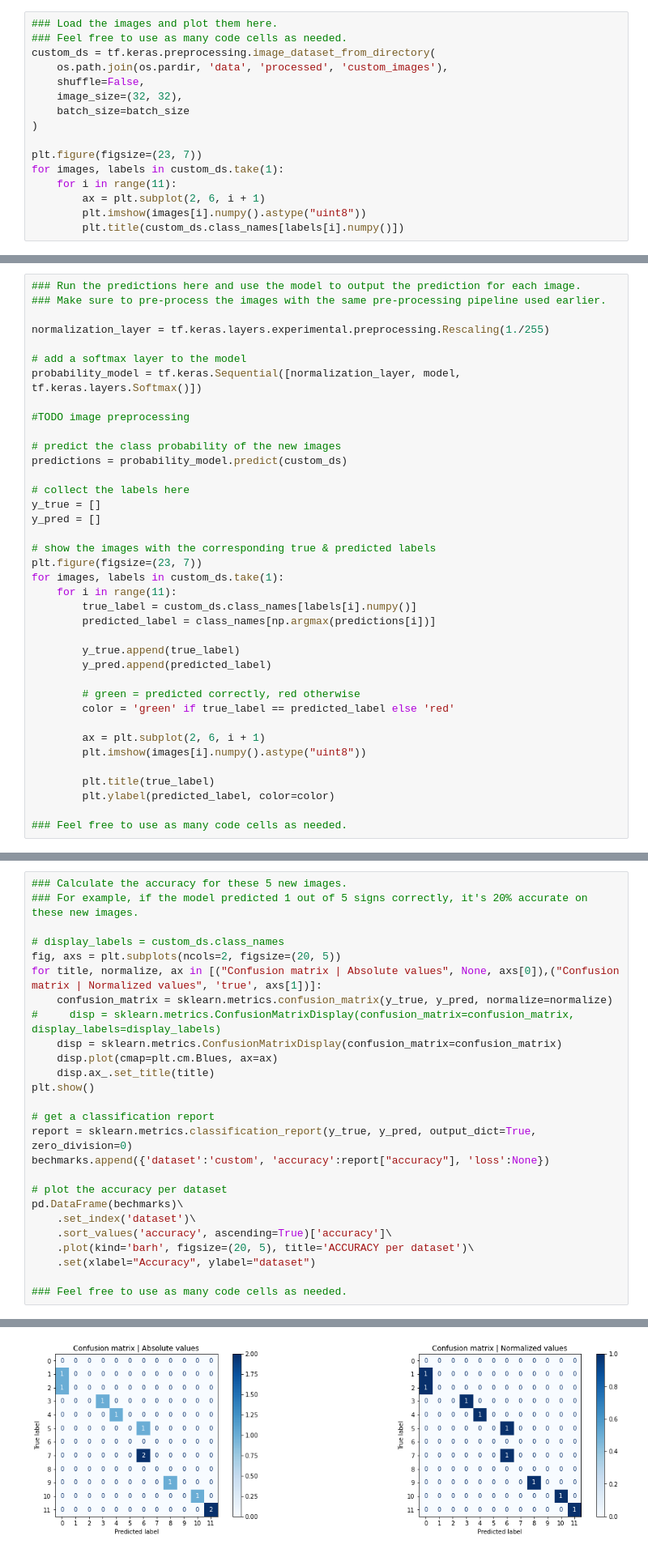
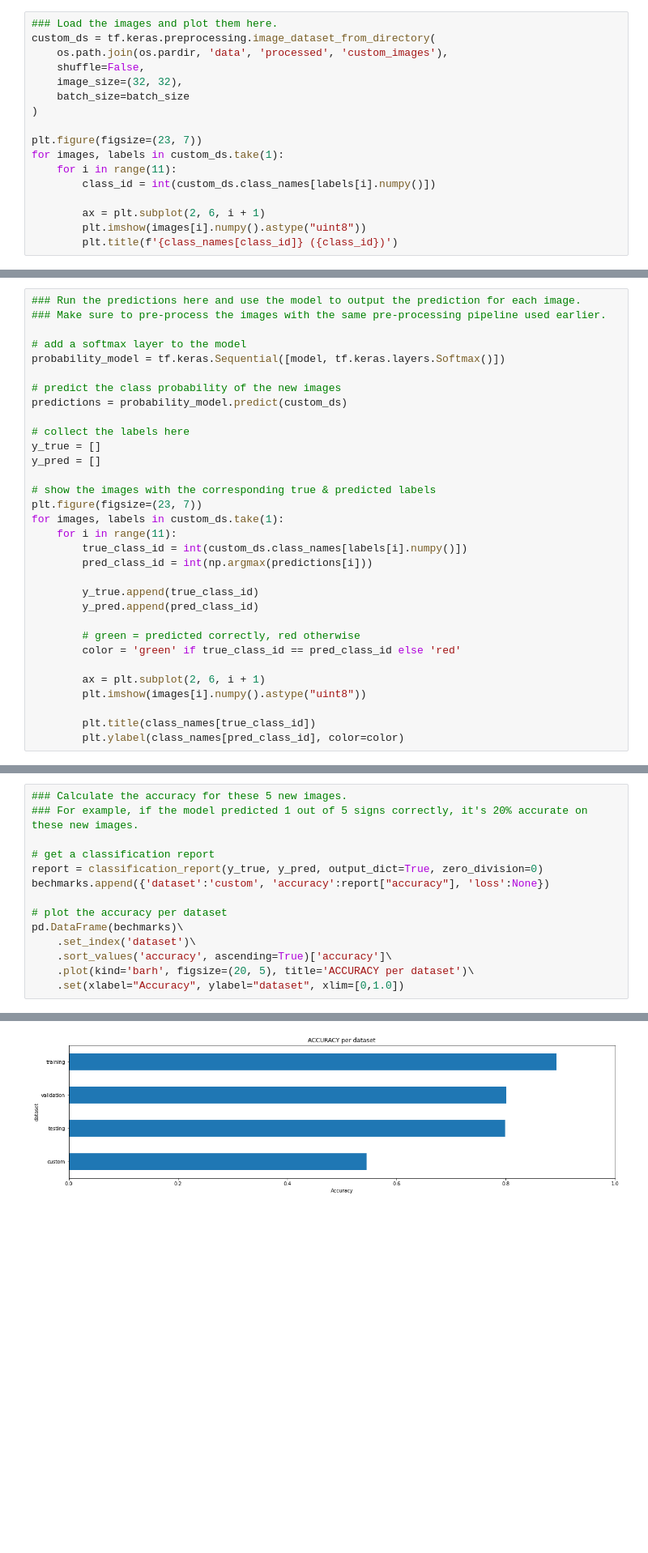
Before and after one commit to willembressers/CarND-Traffic-Sign-Classifier-Project, a Jupyter notebook: notebooks/Traffic_Sign_Classifier.ipynb, the cells around one changed output, grey strips where cells are left out. Shown at 81% size. Drawn from its saved outputs; the diff is of its cells as text; blank space fills up the shorter version.

```diff
--- a/notebooks/Traffic_Sign_Classifier.ipynb
+++ b/notebooks/Traffic_Sign_Classifier.ipynb
@@ -260,7 +351,6 @@ You may find `signnames.csv` useful as it contains mappings from the class id (i
 ### Load and Output the Images
 # %%
 ### Load the images and plot them here.
-### Feel free to use as many code cells as needed.
 custom_ds = tf.keras.preprocessing.image_dataset_from_directory(
     os.path.join(os.pardir, 'data', 'processed', 'custom_images'),
     shuffle=False,
@@ -271,8 +361,10 @@ custom_ds = tf.keras.preprocessing.image_dataset_from_directory(
 plt.figure(figsize=(23, 7))
 for images, labels in custom_ds.take(1):
     for i in range(11):
+        class_id = int(custom_ds.class_names[labels[i].numpy()])
+
         ax = plt.subplot(2, 6, i + 1)
         plt.imshow(images[i].numpy().astype("uint8"))
-        plt.title(custom_ds.class_names[labels[i].numpy()])
+        plt.title(f'{class_names[class_id]} ({class_id})')
 # %% [output]
 Found 11 files belonging to 9 classes.
@@ -283,12 +375,8 @@ Found 11 files belonging to 9 classes.
 ### Run the predictions here and use the model to output the prediction for each image.
 ### Make sure to pre-process the images with the same pre-processing pipeline used earlier.
 
-normalization_layer = tf.keras.layers.experimental.preprocessing.Rescaling(1./255)
-
 # add a softmax layer to the model
-probability_model = tf.keras.Sequential([normalization_layer, model, tf.keras.layers.Softmax()])
-
-#TODO image preprocessing
+probability_model = tf.keras.Sequential([model, tf.keras.layers.Softmax()])
 
 # predict the class probability of the new images
 predictions = probability_model.predict(custom_ds)
@@ -301,20 +389,18 @@ y_pred = []
 plt.figure(figsize=(23, 7))
 for images, labels in custom_ds.take(1):
     for i in range(11):
-        true_label = custom_ds.class_names[labels[i].numpy()]
-        predicted_label = class_names[np.argmax(predictions[i])]
+        true_class_id = int(custom_ds.class_names[labels[i].numpy()])
+        pred_class_id = int(np.argmax(predictions[i]))
 
-        y_true.append(true_label)
-        y_pred.append(predicted_label)
+        y_true.append(true_class_id)
+        y_pred.append(pred_class_id)
 
         # green = predicted correctly, red otherwise
-        color = 'green' if true_label == predicted_label else 'red'
+        color = 'green' if true_class_id == pred_class_id else 'red'
 
         ax = plt.subplot(2, 6, i + 1)
         plt.imshow(images[i].numpy().astype("uint8"))
 
-        plt.title(true_label)
-        plt.ylabel(predicted_label, color=color)
-
-### Feel free to use as many code cells as needed.
+        plt.title(class_names[true_class_id])
+        plt.ylabel(class_names[pred_class_id], color=color)
 # %% [output]
@@ -325,18 +411,8 @@ for images, labels in custom_ds.take(1):
 ### Calculate the accuracy for these 5 new images.
 ### For example, if the model predicted 1 out of 5 signs correctly, it's 20% accurate on these new images.
 
-# display_labels = custom_ds.class_names
-fig, axs = plt.subplots(ncols=2, figsize=(20, 5))
-for title, normalize, ax in [("Confusion matrix | Absolute values", None, axs[0]),("Confusion matrix | Normalized values", 'true', axs[1])]:
-    confusion_matrix = sklearn.metrics.confusion_matrix(y_true, y_pred, normalize=normalize)
-#     disp = sklearn.metrics.ConfusionMatrixDisplay(confusion_matrix=confusion_matrix, display_labels=display_labels)
-    disp = sklearn.metrics.ConfusionMatrixDisplay(confusion_matrix=confusion_matrix)
-    disp.plot(cmap=plt.cm.Blues, ax=ax)
-    disp.ax_.set_title(title)
-plt.show()
-
 # get a classification report
-report = sklearn.metrics.classification_report(y_true, y_pred, output_dict=True, zero_division=0)
+report = classification_report(y_true, y_pred, output_dict=True, zero_division=0)
 bechmarks.append({'dataset':'custom', 'accuracy':report["accuracy"], 'loss':None})
 
 # plot the accuracy per dataset
@@ -344,7 +420,5 @@ pd.DataFrame(bechmarks)\
     .set_index('dataset')\
     .sort_values('accuracy', ascending=True)['accuracy']\
     .plot(kind='barh', figsize=(20, 5), title='ACCURACY per dataset')\
-    .set(xlabel="Accuracy", ylabel="dataset")
-
-### Feel free to use as many code cells as needed.
+    .set(xlabel="Accuracy", ylabel="dataset", xlim=[0,1.0])
 # %% [output]
@@ -351 +426 @@ pd.DataFrame(bechmarks)\
-[figure, old version]
+[figure, new version]
```
Also changed, not shown: parts of 13 cells of this notebook, 15 other files.
